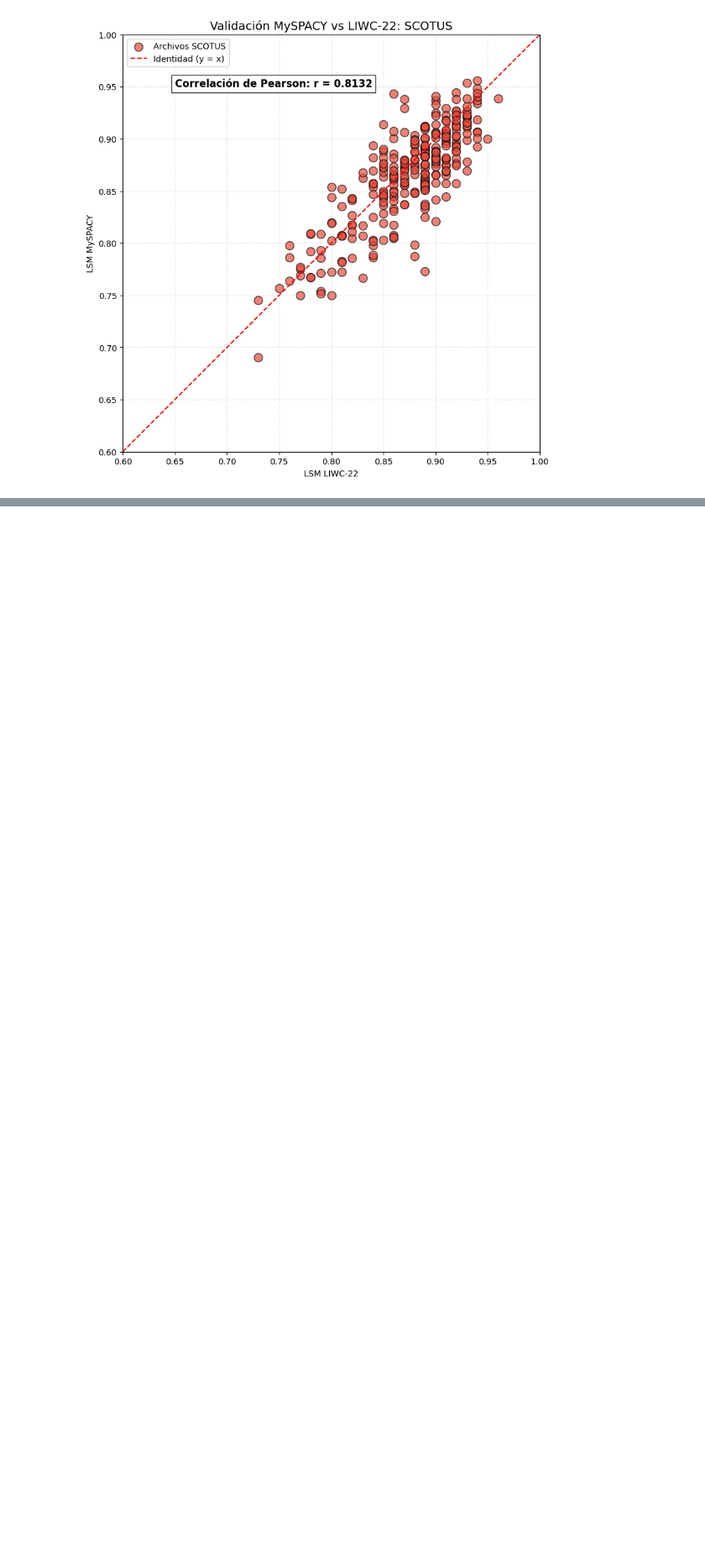
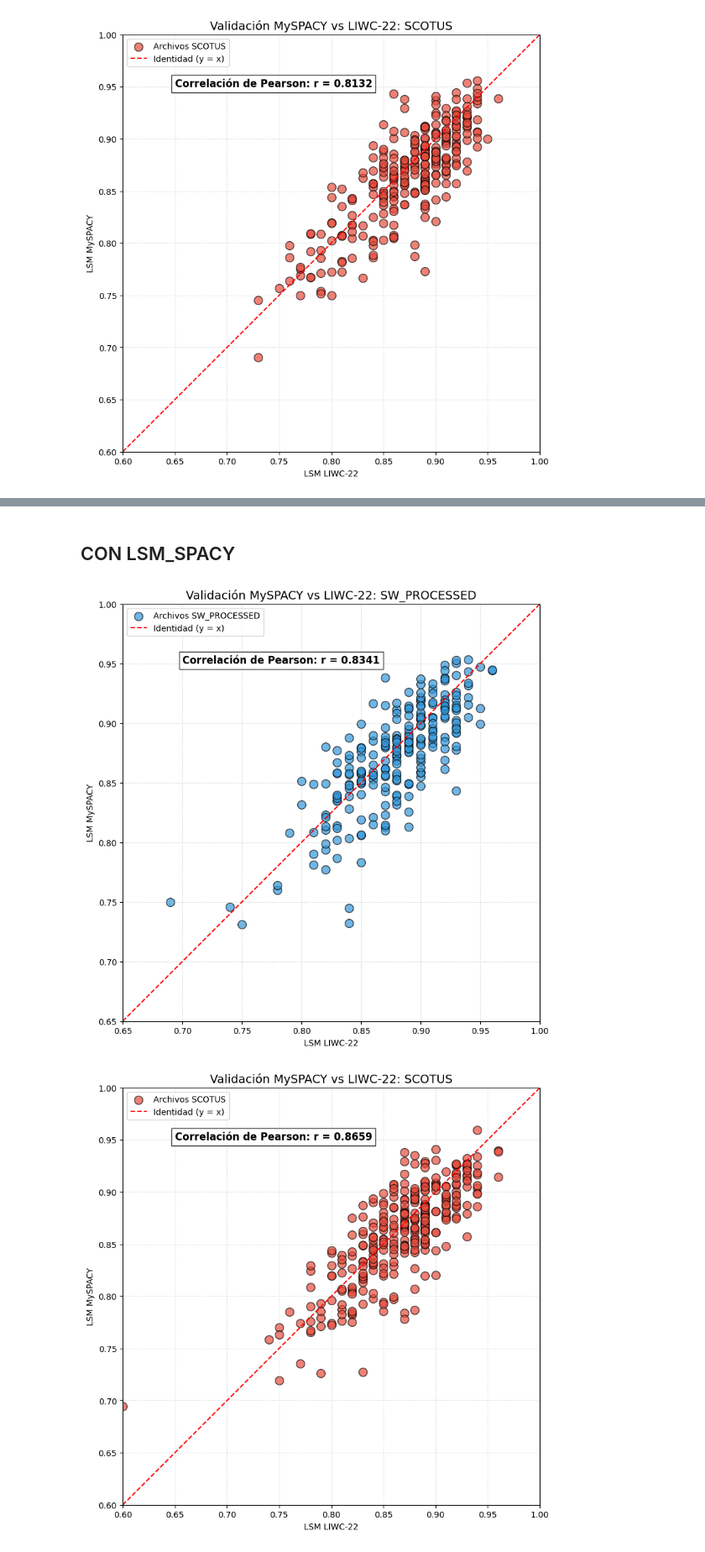
Before and after one commit to tototomygallo/MySPACY, a Jupyter notebook: GRAFICO/plotter.ipynb, the cells around one changed output, grey strips where cells are left out. Shown at 84% size. Cells and saved outputs as stored; diff of their text form; code cells hidden in the pictures; blank space fills up the shorter version.

```diff
--- a/GRAFICO/plotter.ipynb
+++ b/GRAFICO/plotter.ipynb
@@ -54,0 +108,54 @@ plot_identidad_con_correlacion(ruta_csv_SCOTUS, 'SCOTUS', '#e74c3c', 0.60)
+# %% [markdown]
+## CON LSM_SPACY
+# %%
+
+import pandas as pd
+import matplotlib.pyplot as plt
+import numpy as np
+from scipy.stats import pearsonr  # <-- Nueva importación
+
+ruta_csv_SW = "/home/tgallo/Documents/Proyecto_modular/LSM_SPACY_SW.csv"
+ruta_csv_SCOTUS = "/home/tgallo/Documents/Proyecto_modular/LSM_SPACY_SCOTUS.csv"
+
+def plot_identidad_con_correlacion(csv_path, grupo_nombre, color_puntos, rango_min):
+    df = pd.read_csv(csv_path)
+    df_filtrado = df[df['grupo'] == grupo_nombre].copy()
+
+    if df_filtrado.empty:
+        return
+
+    # --- CÁLCULO DE PEARSON ---
+    # Calculamos la correlación entre las dos columnas
+    r_value, p_value = pearsonr(df_filtrado['lsm_liwc'], df_filtrado['lsm_spacy'])
+    # --------------------------
+
+    plt.figure(figsize=(9, 9))
+    plt.scatter(df_filtrado['lsm_liwc'], df_filtrado['lsm_spacy'],
+                color=color_puntos, s=100, alpha=0.7, edgecolors='black', label=f'Archivos {grupo_nombre}')
+
+    # Línea de identidad
+    identidad = np.linspace(rango_min, 1, 100)
+    plt.plot(identidad, identidad, color='red', linestyle='--', label='Identidad (y = x)')
+
+    # --- TEXTO DE CORRELACIÓN EN EL GRÁFICO ---
+    # Lo ubicamos en la parte inferior derecha
+    plt.text(rango_min + 0.05, 0.95, f'Correlación de Pearson: r = {r_value:.4f}',
+             fontsize=12, fontweight='bold', bbox=dict(facecolor='white', alpha=0.8))
+    # ------------------------------------------
+
+    plt.xlim(rango_min, 1.0)
+    plt.ylim(rango_min, 1.0)
+    plt.title(f'Validación MySPACY vs LIWC-22: {grupo_nombre}', fontsize=14)
+    plt.xlabel('LSM LIWC-22')
+    plt.ylabel('LSM MySPACY')
+    plt.gca().set_aspect('equal')
+    plt.grid(True, linestyle=':', alpha=0.6)
+    plt.legend(loc='upper left')
+    plt.show()
+
+# Ejemplos de uso:
+plot_identidad_con_correlacion(ruta_csv_SW, 'SW_PROCESSED', '#3498db', 0.65)
+plot_identidad_con_correlacion(ruta_csv_SCOTUS, 'SCOTUS', '#e74c3c', 0.60)
+# %% [output]
+[figure, added]
+[figure, added]
```
Also changed, not shown: parts of 4 cells of this notebook, 10 other files.
